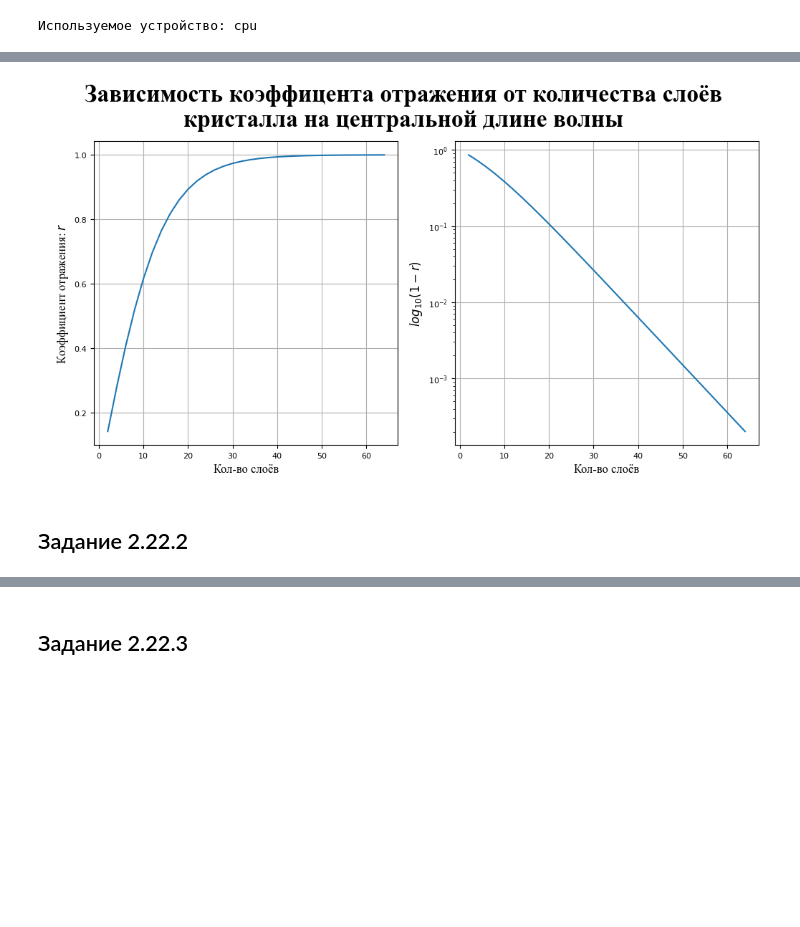
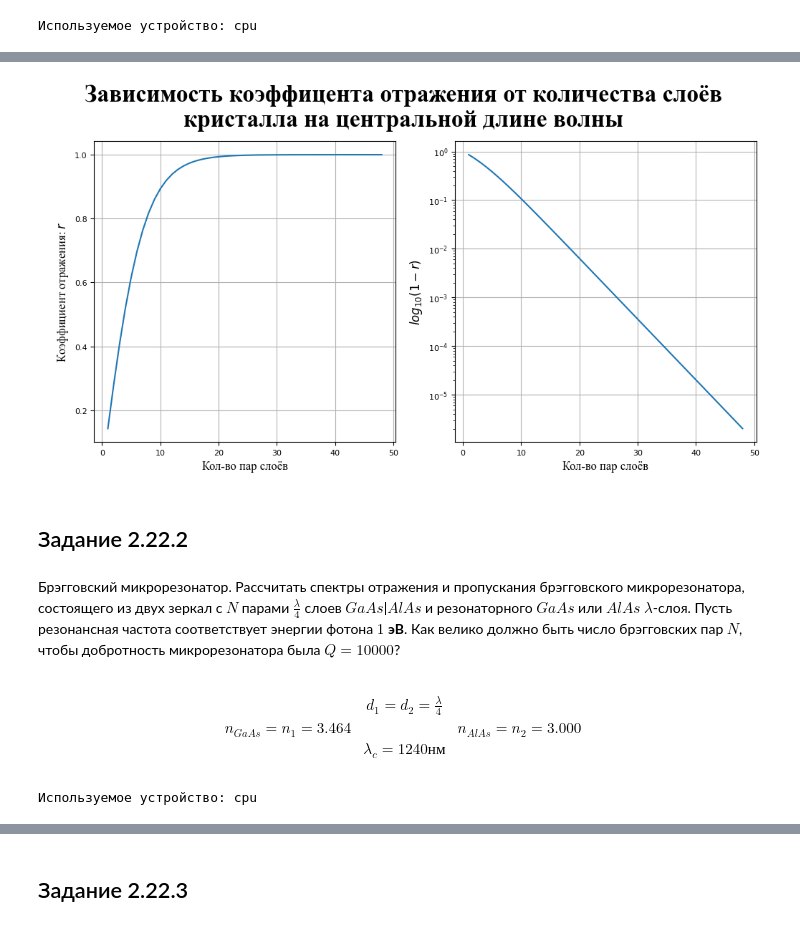
Before and after one commit to Belashov641618/NumericalsRSNO, a Jupyter notebook: Ex2.ipynb, the cells around one changed output, grey strips where cells are left out. Saved outputs shown, nothing was run; the diff lists cells and outputs as text; code cells hidden in the pictures; blank space fills up the shorter version.

```diff
--- a/Ex2.ipynb
+++ b/Ex2.ipynb
@@ -390,14 +307,16 @@ print(f"Используемое устройство: {device}")
 # %% [output]
 Используемое устройство: cpu
 # %%
-resolution_wavelength = 512
+from crystals import Crystal, Air, DoubleLayerMassive
+
+resolution_wavelength = 511
 central_wavelength = 1240.0E-9
 delta_wavelength = 300E-9
 wavelength = torch.linspace(central_wavelength-delta_wavelength/2, central_wavelength+delta_wavelength/2, resolution_wavelength, device=device).view(1,-1)
 
-minimum_layers = 2
-maximum_layers = 64
-layers = torch.arange(minimum_layers, maximum_layers+1, 2, device=device).view(-1,1)
+minimum_layers = 1
+maximum_layers = 48
+layers = torch.arange(minimum_layers, maximum_layers+1, 1, device=device).view(-1,1)
 
 n0 = torch.tensor(1, device=device).view(1,1)
 n1 = torch.tensor(3.464, device=device).view(1,1)
@@ -406,6 +325,8 @@ n2 = torch.tensor(3.000, device=device).view(1,1)
 d1 = central_wavelength/(4*n1)
 d2 = central_wavelength/(4*n2)
 
-crystal = NanophotonicCristal(wavelength, layers, n0, n1, d1, n2, d2)
-print(torch.max(torch.max(crystal.r.abs(),dim=1)[0],dim=0)[0])
-print(torch.max(torch.max(crystal.t.abs(),dim=1)[0],dim=0)[0])
+crystal = Crystal(
+    Air(n0),
+    DoubleLayerMassive(wavelength, n1, d1, n2, d2, layers),
+    Air(n0)
+)
@@ -441,22 +359,38 @@ plot.show()
 # %%
 plot = TiledPlot(10,None)
 plot.FontLibrary = FontLibrary
 plot.pad.graph.horizontal(0.15)
 plot.pad.title(0.1)
 plot.title(f"Зависимость коэффицента отражения от количества слоёв кристалла на центральной длине волны")
 axes = plot.axes.add(0,0)
 axes.grid(True)
-plot.graph.label.x("Кол-во слоёв")
+plot.graph.label.x("Кол-во пар слоёв")
 plot.graph.label.y("Коэффициент отражения: $r$")
-axes.plot(layers.squeeze().cpu(), crystal.r[:,resolution_wavelength//2].abs().cpu())
+axes.plot(layers.squeeze().cpu(), crystal.reflection[:,resolution_wavelength//2].abs().cpu())
 axes = plot.axes.add(1,0)
 axes.grid(True)
 axes.set_yscale("log")
-plot.graph.label.x("Кол-во слоёв")
+plot.graph.label.x("Кол-во пар слоёв")
 plot.graph.label.y("$log_{10}\\left(1-r\\right)$")
-axes.plot(layers.squeeze().cpu(), (1.0-crystal.r[:,resolution_wavelength//2].abs()).cpu())
+axes.plot(layers.squeeze().cpu(), (1.0-crystal.reflection[:,resolution_wavelength//2].abs()).cpu())
 plot.show()
 # %% [output]
-[figure, old version]
+[figure, new version]
 # %% [markdown]
 ## Задание 2.22.2
+# %% [markdown]
+Брэгговский микрорезонатор. Рассчитать спектры отражения и пропускания брэгговского микрорезонатора, состоящего из двух зеркал с $N$ парами $\frac{\lambda}{4}$ слоев $GaAs$|$AlAs$ и резонаторного $GaAs$ или $AlAs$ $\lambda$-слоя. Пусть резонансная частота соответствует энергии фотона $1$ **эВ**. Как велико должно быть число брэгговских пар $N$, чтобы добротность микрорезонатора была $Q=10000$?
+# %% [markdown]
+$$
+\begin{matrix}
+& d_1 = d_2 = \frac{\lambda}{4} \\
+n_{GaAs} = n_1 = 3.464 && n_{AlAs} = n_2 = 3.000 \\
+& \lambda_c = 1240 нм
+\end{matrix}
+$$
+# %%
+import torch
+device = torch.device("cuda") if torch.cuda.is_available() else torch.device("cpu")
+print(f"Используемое устройство: {device}")
+# %% [output]
+Используемое устройство: cpu
```
Also changed, not shown: parts of 14 cells of this notebook.
